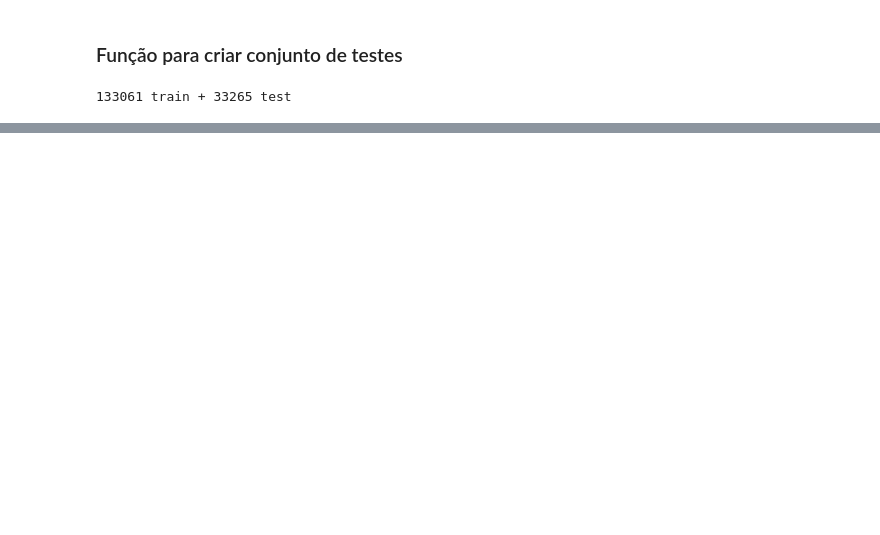
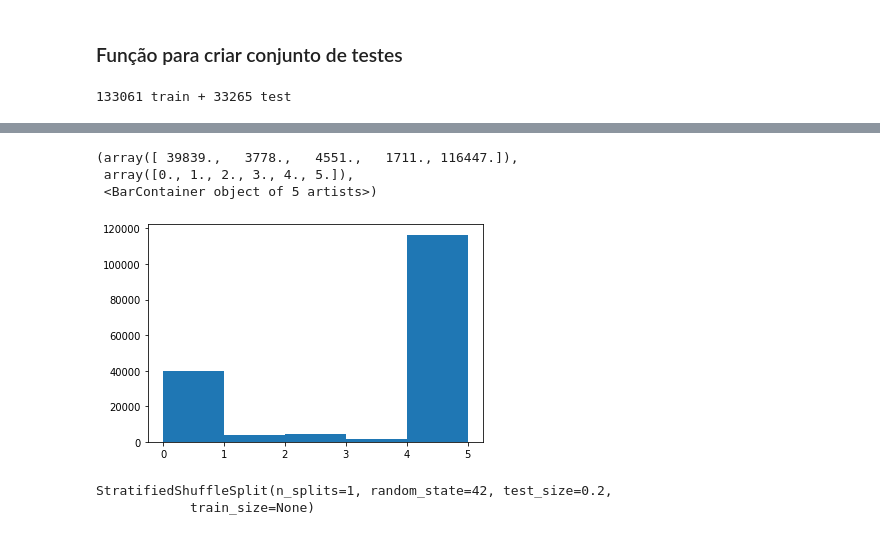
Before and after one commit to joanlima94/TCC-Unicamp, a Jupyter notebook: Notebook-Tcc.ipynb, the cells around one changed output, grey strips where cells are left out. Cells and saved outputs as stored; diff of their text form; code cells hidden in the pictures; blank space fills up the shorter version.

```diff
--- a/Notebook-Tcc.ipynb
+++ b/Notebook-Tcc.ipynb
@@ -148,0 +182,3 @@ print(len(train_set), "train +", len(test_set), "test")
+# %%
+covid_data["new_cases_class"] = np.ceil(covid_data["new_cases"]/1.5)
+covid_data["new_cases_class"]
@@ -148,0 +198,8 @@ print(len(train_set), "train +", len(test_set), "test")
+# %%
+covid_data["new_cases_class"].where(covid_data["new_cases_class"]<5, 5.0, inplace=True)
+plt.hist(covid_data["new_cases_class"],bins=5)
+# %% [output]
+(array([ 39839.,   3778.,   4551.,   1711., 116447.]),
+ array([0., 1., 2., 3., 4., 5.]),
+ <BarContainer object of 5 artists>)
+[figure, added]
@@ -148,0 +208,5 @@ print(len(train_set), "train +", len(test_set), "test")
+# %%
+split
+# %% [output]
+StratifiedShuffleSplit(n_splits=1, random_state=42, test_size=0.2,
+            train_size=None)
```
Also changed, not shown: parts of 16 cells of this notebook, 1 other file.
